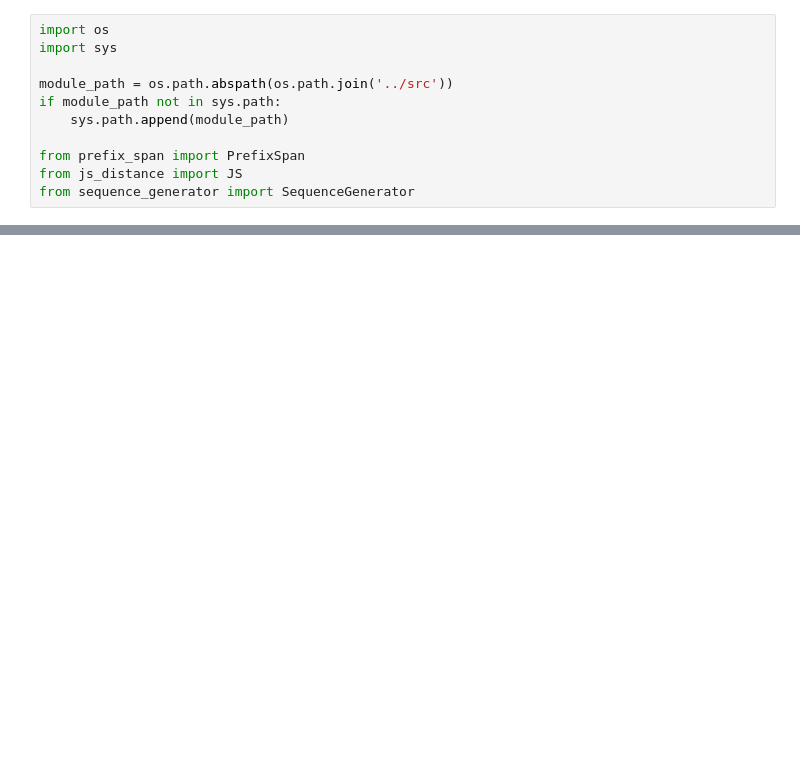
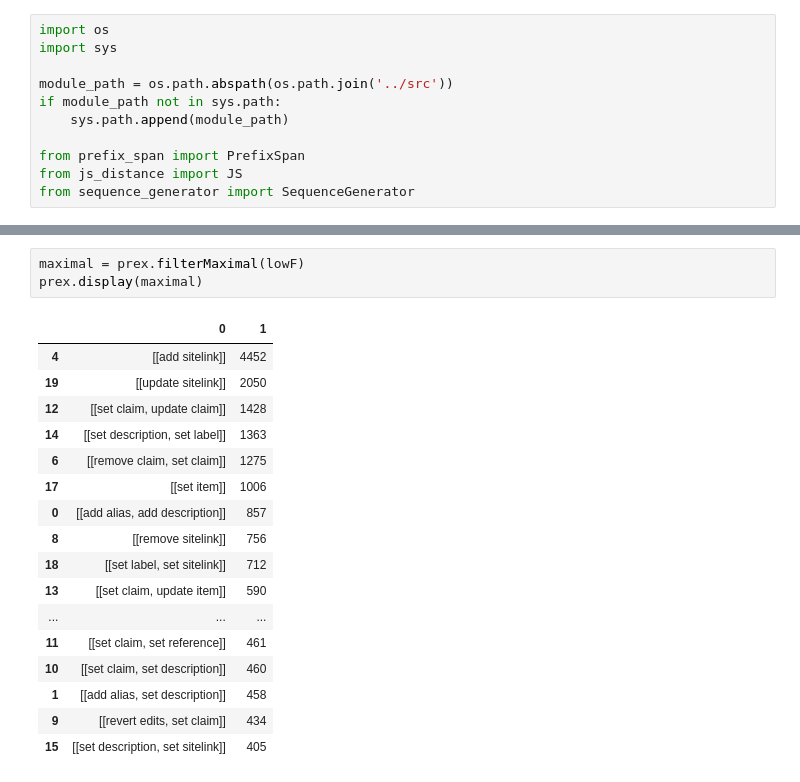
Before and after one commit to felihong/wikidata-sequence-analysis, a Jupyter notebook: doc/doc.ipynb, the cells around one changed output, grey strips where cells are left out. Drawn from its saved outputs; the diff is of its cells as text; blank space fills up the shorter version.

```diff
--- a/doc/doc.ipynb
+++ b/doc/doc.ipynb
@@ -91,0 +272,21 @@ print(result_df)
+# %%
+maximal = prex.filterMaximal(lowF)
+prex.display(maximal)
+# %% [output]
+|  | 0 | 1 |
+| 4 | [[add sitelink]] | 4452 |
+| 19 | [[update sitelink]] | 2050 |
+| 12 | [[set claim, update claim]] | 1428 |
+| 14 | [[set description, set label]] | 1363 |
+| 6 | [[remove claim, set claim]] | 1275 |
+| 17 | [[set item]] | 1006 |
+| 0 | [[add alias, add description]] | 857 |
+| 8 | [[remove sitelink]] | 756 |
+| 18 | [[set label, set sitelink]] | 712 |
+| 13 | [[set claim, update item]] | 590 |
+| ... | ... | ... |
+| 11 | [[set claim, set reference]] | 461 |
+| 10 | [[set claim, set description]] | 460 |
+| 1 | [[add alias, set description]] | 458 |
+| 9 | [[revert edits, set claim]] | 434 |
+| 15 | [[set description, set sitelink]] | 405 |
```
Also changed, not shown: parts of 23 cells of this notebook, 1 other file.
